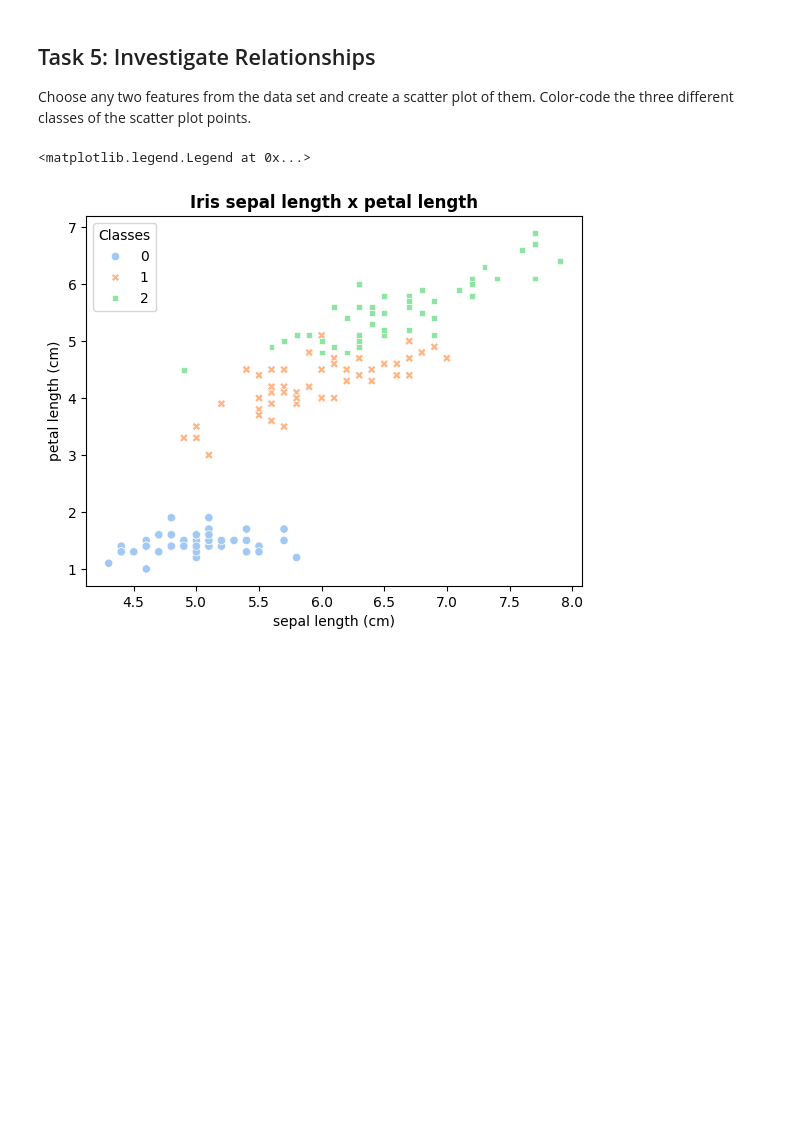
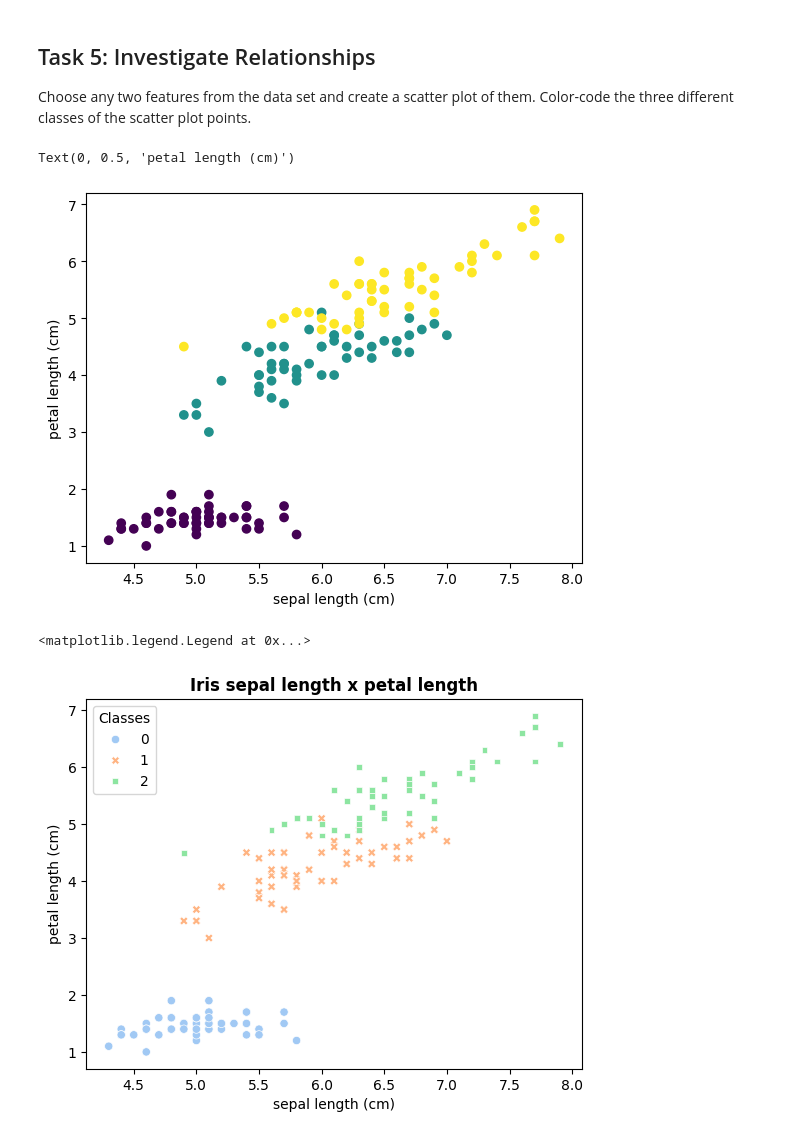
Before and after one commit to quyenphanlyons/data_analytics, a Jupyter notebook: tasks.ipynb, the cells around one changed output. Saved outputs shown, nothing was run; the diff lists cells and outputs as text; code cells hidden in the pictures; blank space fills up the shorter version.

```diff
--- a/tasks.ipynb
+++ b/tasks.ipynb
@@ -214,6 +214,19 @@ plt.show(d)
 ## Task 5: Investigate Relationships
 Choose any two features from the data set and create a scatter plot of them.
 Color-code the three different classes of the scatter plot points.
+# %%
+# Create a figure and an axis.
+fig, ax = plt.subplots()
+
+# Scatter plot.
+ax.scatter(x, y, c=iris_array['class'])
+
+# Labels.
+ax.set_xlabel('sepal length (cm)')
+ax.set_ylabel('petal length (cm)')
+# %% [output]
+Text(0, 0.5, 'petal length (cm)')
+[figure, added]
 # %%
 import seaborn as sns
 
```
Also changed, not shown: parts of 3 cells of this notebook, 1 other file.
